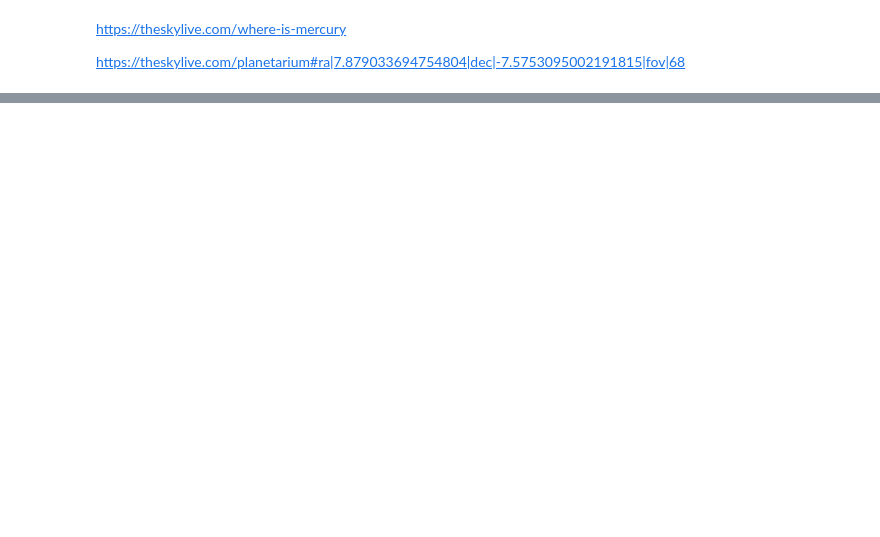
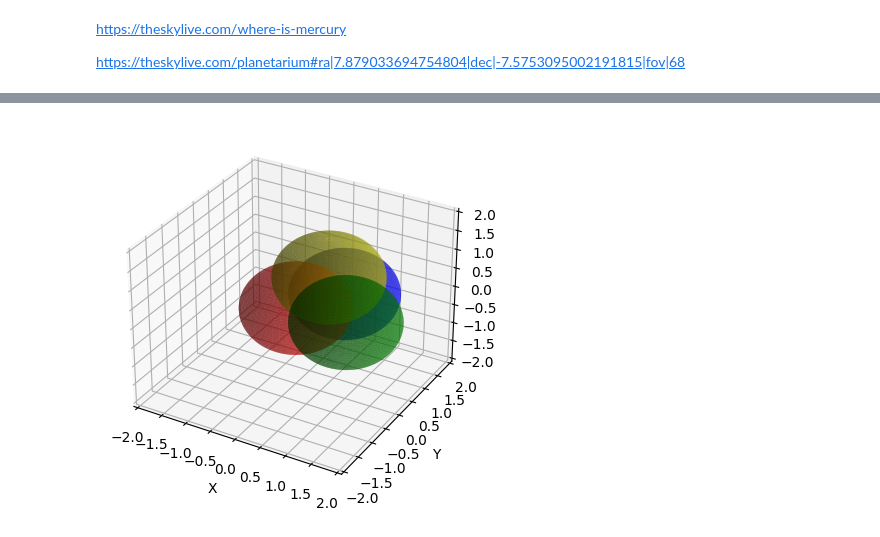
Before and after one commit to harmkenn/Python_Shots_2024, a Jupyter notebook: notebooks/calculator.ipynb, the cells around one changed output, grey strips where cells are left out. Drawn from its saved outputs; the diff is of its cells as text; code cells hidden in the pictures; blank space fills up the shorter version.

```diff
--- a/notebooks/calculator.ipynb
+++ b/notebooks/calculator.ipynb
@@ -82,0 +75,57 @@ FileNotFoundError: [Errno 2] No such file or directory: 'data/northdes.csv'
+# %%
+import numpy as np
+import matplotlib.pyplot as plt
+from mpl_toolkits.mplot3d import Axes3D
+
+def generate_sphere(center, radius, num_points=100):
+    theta = np.linspace(0, 2 * np.pi, num_points)
+    phi = np.linspace(0, np.pi, num_points)
+    theta, phi = np.meshgrid(theta, phi)
+
+    x = center[0] + radius * np.sin(phi) * np.cos(theta)
+    y = center[1] + radius * np.sin(phi) * np.sin(theta)
+    z = center[2] + radius * np.cos(phi)
+
+    return x, y, z
+
+# Sphere 1
+center1 = (0, 0, 0)
+radius1 = 1.0
+x1, y1, z1 = generate_sphere(center1, radius1)
+
+# Sphere 2
+center2 = (1, 0, 0)
+radius2 = 1.0
+x2, y2, z2 = generate_sphere(center2, radius2)
+
+# Sphere 3
+center3 = (0.5, 0.866, 0)
+radius3 = 1.0
+x3, y3, z3 = generate_sphere(center3, radius3)
+
+# Sphere 4
+center4 = (0.5, 0.288, 0.816)
+radius4 = 1.0
+x4, y4, z4 = generate_sphere(center4, radius4)
+
+# Create the 3D plot
+fig = plt.figure()
+ax = fig.add_subplot(111, projection='3d')
+
+# Plot the spheres
+ax.plot_surface(x1, y1, z1, color='r', alpha=0.5)
+ax.plot_surface(x2, y2, z2, color='g', alpha=0.5)
+ax.plot_surface(x3, y3, z3, color='b', alpha=0.5)
+ax.plot_surface(x4, y4, z4, color='y', alpha=0.5)
+
+# Set plot limits and labels
+ax.set_xlim(-2, 2)
+ax.set_ylim(-2, 2)
+ax.set_zlim(-2, 2)
+ax.set_xlabel('X')
+ax.set_ylabel('Y')
+ax.set_zlabel('Z')
+
+plt.show()
+# %% [output]
+[figure, added]
```
Also changed, not shown: parts of 7 cells of this notebook, 1 other file.
